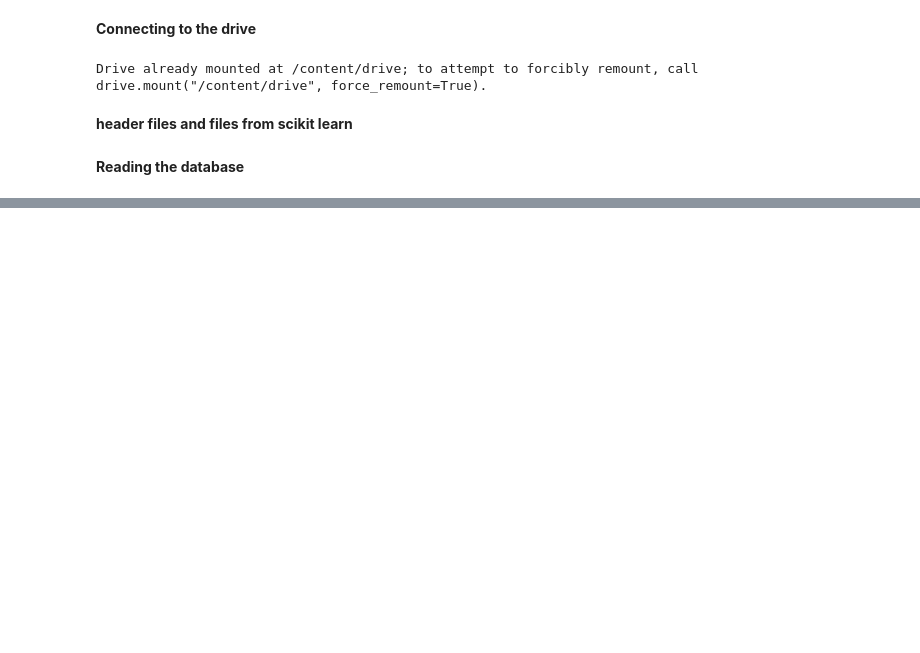
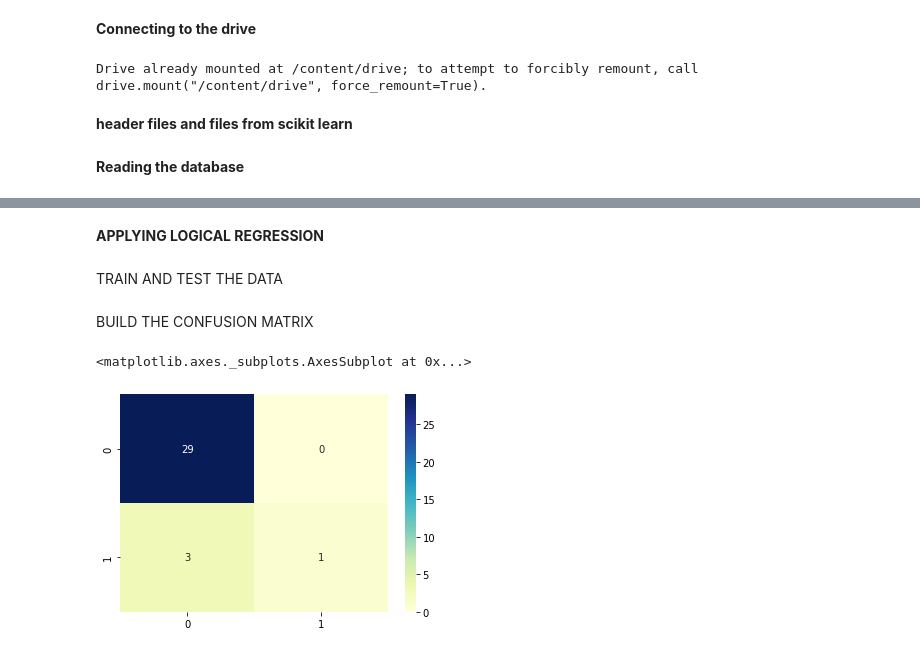
Before and after one commit to LakshaySharma-2003/PROJECTS, a Jupyter notebook: Credit_Card_Fraud_detection.ipynb, the cells around one changed output, grey strips where cells are left out. Cells and saved outputs as stored; diff of their text form; code cells hidden in the pictures; blank space fills up the shorter version.

```diff
--- a/Credit_Card_Fraud_detection.ipynb
+++ b/Credit_Card_Fraud_detection.ipynb
@@ -68,0 +117,4 @@ Test y:(56962,)
+# %% [markdown]
+**APPLYING LOGICAL REGRESSION**
+# %% [markdown]
+TRAIN AND TEST THE DATA
@@ -68,0 +128,8 @@ Test y:(56962,)
+# %% [markdown]
+BUILD THE CONFUSION MATRIX
+# %%
+from sklearn.metrics import confusion_matrix,classification_report,precision_score,recall_score
+sns.heatmap(confusion_matrix(y_test,y_pred),annot=True,cmap="YlGnBu")
+# %% [output]
+<matplotlib.axes._subplots.AxesSubplot at 0x...>
+[figure, added]
```
Also changed, not shown: parts of 35 cells of this notebook.
